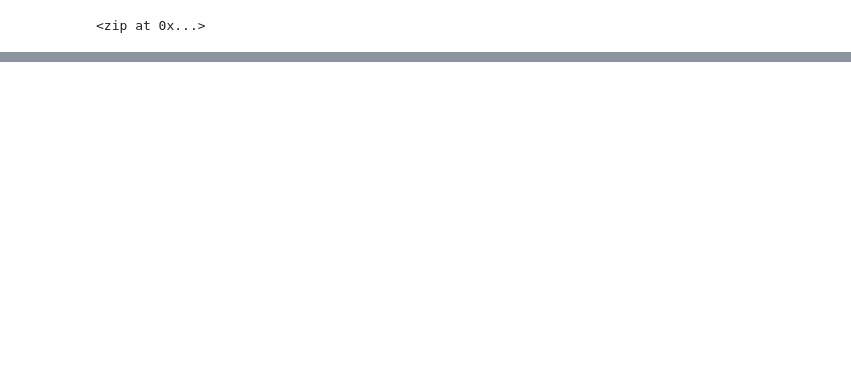
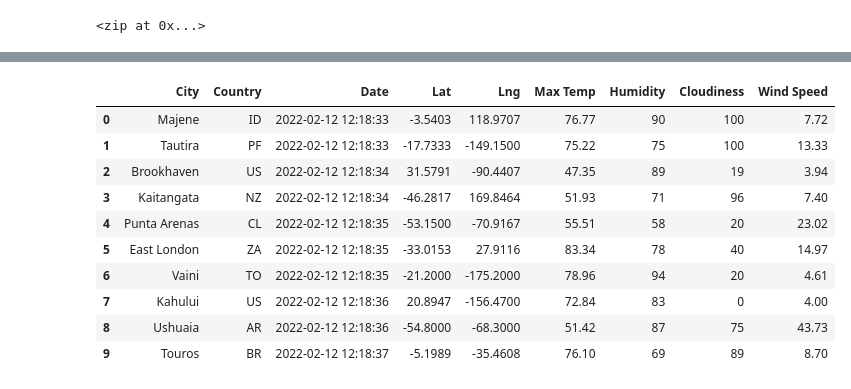
Before and after one commit to sokim03/World_Weather_Analysis, a Jupyter notebook: WeatherPy.ipynb, the cells around one changed output, grey strips where cells are left out. Saved outputs shown, nothing was run; the diff lists cells and outputs as text; code cells hidden in the pictures; blank space fills up the shorter version.

```diff
--- a/WeatherPy.ipynb
+++ b/WeatherPy.ipynb
@@ -57,0 +184,18 @@ len(cities)
+# %%
+new_column_order = ["City", "Country", "Date", "Lat", "Lng", "Max Temp", "Humidity", "Cloudiness", "Wind Speed"]
+
+city_data_df = city_data_df[new_column_order]
+
+city_data_df.head(10)
+# %% [output]
+|  | City | Country | Date | Lat | Lng | Max Temp | Humidity | Cloudiness | Wind Speed |
+| 0 | Majene | ID | 2022-02-12 12:18:33 | -3.5403 | 118.9707 | 76.77 | 90 | 100 | 7.72 |
+| 1 | Tautira | PF | 2022-02-12 12:18:33 | -17.7333 | -149.1500 | 75.22 | 75 | 100 | 13.33 |
+| 2 | Brookhaven | US | 2022-02-12 12:18:34 | 31.5791 | -90.4407 | 47.35 | 89 | 19 | 3.94 |
+| 3 | Kaitangata | NZ | 2022-02-12 12:18:34 | -46.2817 | 169.8464 | 51.93 | 71 | 96 | 7.40 |
+| 4 | Punta Arenas | CL | 2022-02-12 12:18:35 | -53.1500 | -70.9167 | 55.51 | 58 | 20 | 23.02 |
+| 5 | East London | ZA | 2022-02-12 12:18:35 | -33.0153 | 27.9116 | 83.34 | 78 | 40 | 14.97 |
+| 6 | Vaini | TO | 2022-02-12 12:18:35 | -21.2000 | -175.2000 | 78.96 | 94 | 20 | 4.61 |
+| 7 | Kahului | US | 2022-02-12 12:18:36 | 20.8947 | -156.4700 | 72.84 | 83 | 0 | 4.00 |
+| 8 | Ushuaia | AR | 2022-02-12 12:18:36 | -54.8000 | -68.3000 | 51.42 | 87 | 75 | 43.73 |
+| 9 | Touros | BR | 2022-02-12 12:18:37 | -5.1989 | -35.4608 | 76.10 | 69 | 89 | 8.70 |
```
Also changed, not shown: parts of 9 cells of this notebook, 3 other files.
